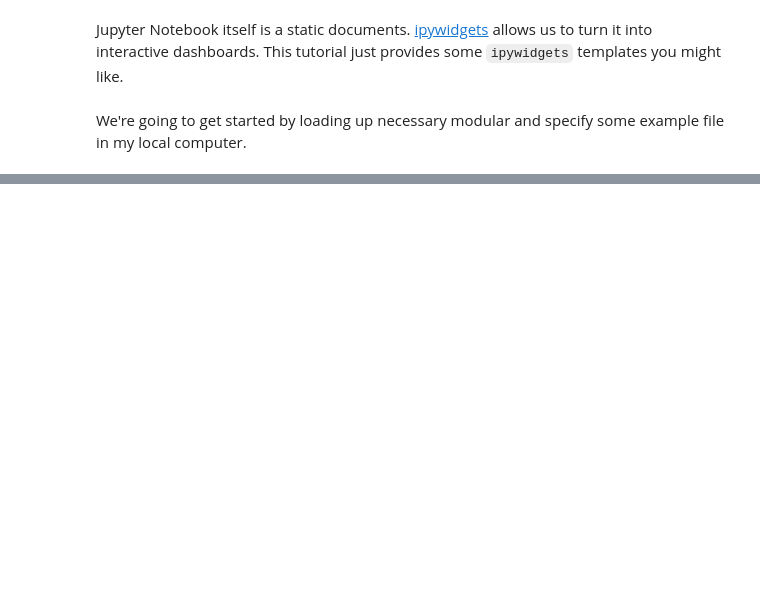
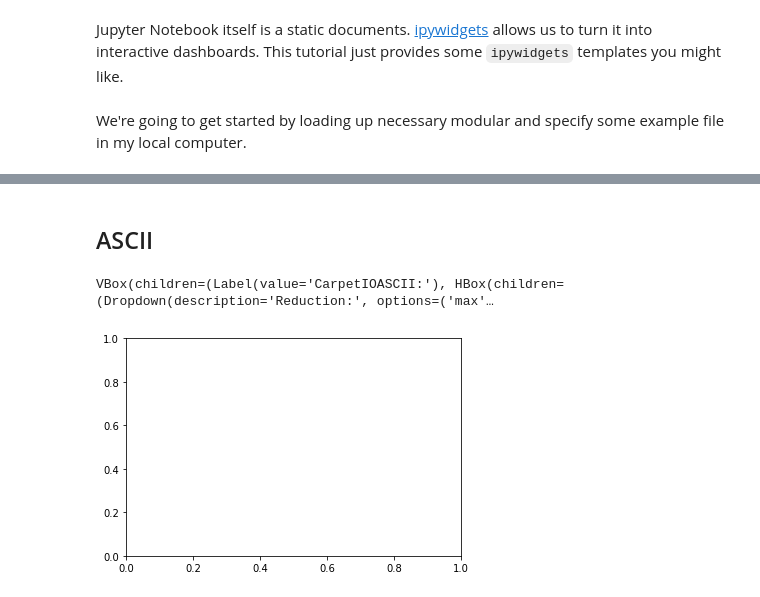
Before and after one commit to YuLiumt/CactusTool, a Jupyter notebook: docs/source/Tutorial/widgets.ipynb, the cells around one changed output, grey strips where cells are left out. Saved outputs shown, nothing was run; the diff lists cells and outputs as text; code cells hidden in the pictures; blank space fills up the shorter version.

```diff
--- a/docs/source/Tutorial/widgets.ipynb
+++ b/docs/source/Tutorial/widgets.ipynb
@@ -10,6 +12,6 @@ import CactusTool
 import matplotlib.pyplot as plt
 import numpy as np
 
-path = '/Users/liuyu/simulations/GW150914/'
+path = '/Users/liuyu/simulations/BH/'
 sim = CactusTool.load(path)
 # %% [markdown]
@@ -48,0 +61,46 @@ VBox(children=(Label(value='CarpetIOScalar:'), HBox(children=(Dropdown(descripti
+# %% [markdown]
+## ASCII
+# %%
+from CactusTool import LinePlot
+
+ds = sim.ASCII
+
+chapter=widgets.Label(value='CarpetIOASCII:')
+dim_item = widgets.Dropdown(options=ds.available_dims, description='Dimension:')
+var_item = widgets.Dropdown(options=ds[ds.available_dims[0]].available_variables, description='Variable:')
+# rl_item = widgets.Dropdown(options=ds[ds.available_dims[0]], description='Dimension:')
+interp_item = widgets.Checkbox(value=True, description='Interpolation')
+
+# var_item rely on reduction_item
+def update_var_item(*args):
+    var_item.options = ds[dim_item.value].available_variables
+dim_item.observe(update_var_item, 'value')
+
+def lineplot(reduction, variable, grid):
+    fig, ax = plt.subplots()
+    dataset = ds[reduction][variable].dataset()
+    ts = TimeSeries(ax, dataset)
+    ts.plot(variable)
+    if grid:
+        plt.grid()
+    plt.show()
+
+output = interactive_output(timeseries,
+                            {
+                                'reduction': reduction_item,
+                                'variable': var_item,
+                                'grid': grid_item
+                            })
+
+VBox([
+    chapter,
+    HBox([
+        reduction_item,
+        var_item,
+        grid_item
+    ]),
+    output
+])
+# %% [output]
+VBox(children=(Label(value='CarpetIOASCII:'), HBox(children=(Dropdown(description='Reduction:', options=('max'…
+[figure, added]
```
Also changed, not shown: parts of 5 cells of this notebook, 33 other files.
